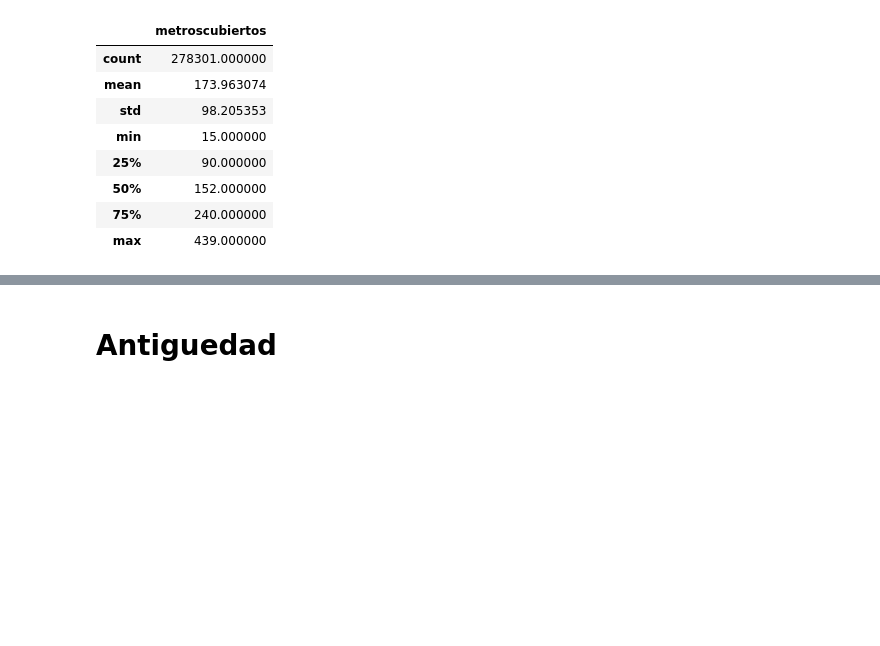
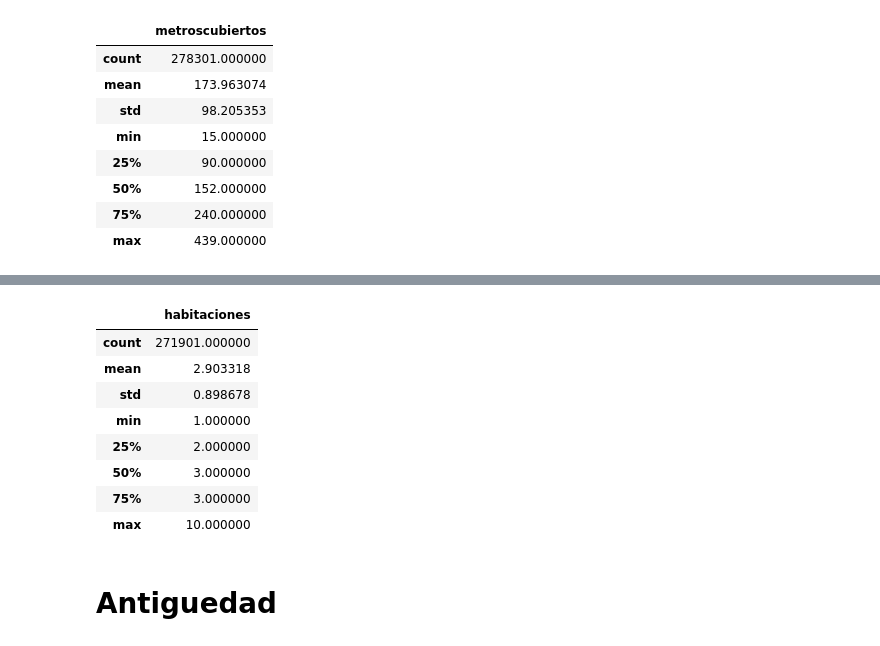
Before and after one commit to rozanecm/7506_tp2_2c2019, a Jupyter notebook: notebooks/fillna with ml by rozanecm.ipynb, the cells around one changed output, grey strips where cells are left out. Saved outputs shown, nothing was run; the diff lists cells and outputs as text; code cells hidden in the pictures; blank space fills up the shorter version.

```diff
--- a/notebooks/fillna with ml by rozanecm.ipynb
+++ b/notebooks/fillna with ml by rozanecm.ipynb
@@ -500,0 +583,14 @@ test_metroscubiertos[['id',target_variable]].to_csv('../data/imputations/metrosc
+# %%
+train_habitaciones.loc[:,target_variable] = train_habitaciones.loc[:,target_variable].astype('int')
+# %%
+train_habitaciones[[target_variable]].describe()
+# %% [output]
+|  | habitaciones |
+| count | 271901.000000 |
+| mean | 2.903318 |
+| std | 0.898678 |
+| min | 1.000000 |
+| 25% | 2.000000 |
+| 50% | 3.000000 |
+| 75% | 3.000000 |
+| max | 10.000000 |
```
Also changed, not shown: parts of 15 cells of this notebook, 1 other file.
